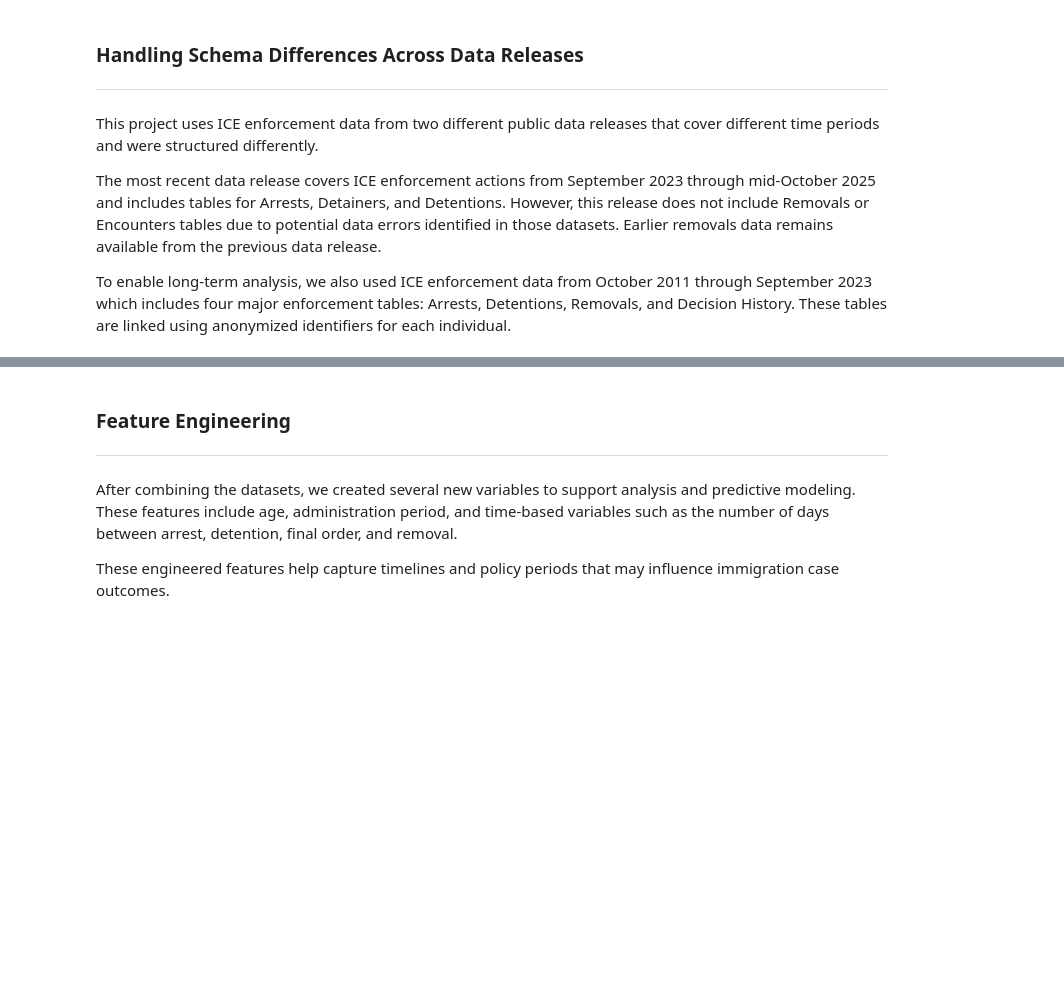
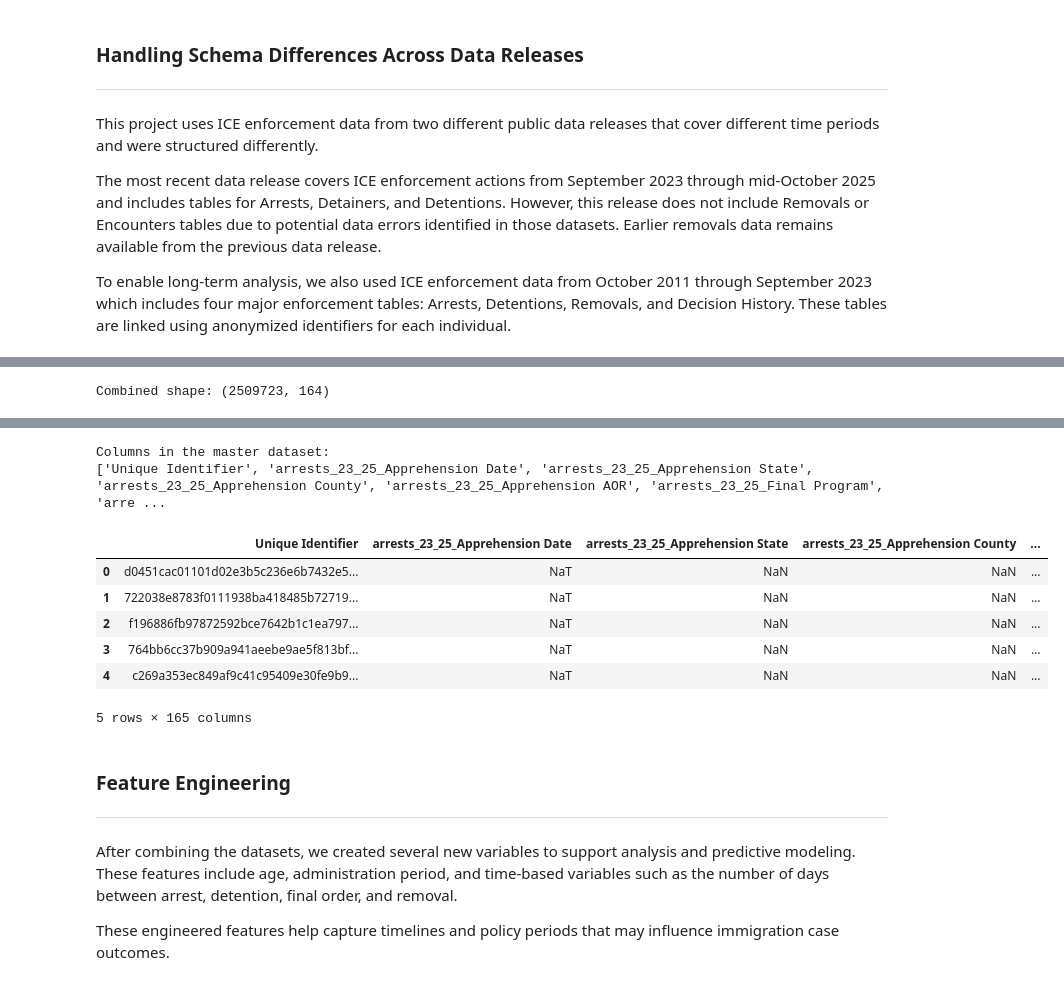
Before and after one commit to emilynnguyen1/ICE-Outcomes, a Jupyter notebook: notebooks/Cleaning-Data.ipynb, the cells around one changed output, grey strips where cells are left out. Saved outputs shown, nothing was run; the diff lists cells and outputs as text; code cells hidden in the pictures; blank space fills up the shorter version.

```diff
--- a/notebooks/Cleaning-Data.ipynb
+++ b/notebooks/Cleaning-Data.ipynb
@@ -805,0 +920,41 @@ print(all_deportations.columns.tolist())
+# %%
+# TESTING THINGS - DELETE LATER - IGNORE THIS CELL
+datasets = [
+    deportations_12, deportations_13, deportations_14, deportations_15,
+    deportations_16, deportations_17, deportations_18, deportations_19,
+    deportations_20, deportations_21, deportations_22, deportations_23,
+    deportations_24, deportations_25
+]
+
+# Define a "master schema" that includes all possible columns from all schemas
+# You can take this from the newest schema you showed (new schema)
+master_columns = deportations_24.columns.tolist()
+# Function to standardize columns for a single dataframe
+def standardize_columns(df, master_columns):
+    df = df.copy()
+
+    # Rename columns if needed (for old schemas)
+    rename_map = {}
+    if 'Anonymized Identifier' in df.columns:
+        rename_map['Anonymized Identifier'] = 'Unique Identifier'
+    # Add more renames if you want to unify old columns to new schema names
+    df.rename(columns=rename_map, inplace=True)
+
+    # Add missing columns
+    for col in master_columns:
+        if col not in df.columns:
+            df[col] = np.nan
+
+    # Keep only master columns and order
+    df = df[master_columns]
+    return df
+
+# Standardize all datasets
+standardized_dfs = [standardize_columns(df, master_columns) for df in datasets]
+
+# Concatenate all years
+deportations_master = pd.concat(standardized_dfs, ignore_index=True)
+
+print("Combined shape:", deportations_master.shape)
+# %% [output]
+Combined shape: (2509723, 164)
@@ -827,7 +1201,23 @@ def get_administration(year):
     else:
         return 'Trump' # years after 2024 will be assumed to be under Trump administration for now, but this can be updated later when we have more data
 
-all_deportations['administration'] = all_deportations['year'].apply(get_administration)
+deportations_master['administration'] = deportations_master['year'].apply(get_administration)
+# %%
+print("Columns in the master dataset:")
+print(deportations_master.columns.tolist())
+# %% [output]
+Columns in the master dataset:
+['Unique Identifier', 'arrests_23_25_Apprehension Date', 'arrests_23_25_Apprehension State', 'arrests_23_25_Apprehension County', 'arrests_23_25_Apprehension AOR', 'arrests_23_25_Final Program', 'arre ...
+# %%
+deportations_master.head()
+# %% [output]
+|  | Unique Identifier | arrests_23_25_Apprehension Date | arrests_23_25_Apprehension State | arrests_23_25_Apprehension County | ... |
+| 0 | d0451cac01101d02e3b5c236e6b7432e5... | NaT | NaN | NaN | ... |
+| 1 | 722038e8783f0111938ba418485b72719... | NaT | NaN | NaN | ... |
+| 2 | f196886fb97872592bce7642b1c1ea797... | NaT | NaN | NaN | ... |
+| 3 | 764bb6cc37b909a941aeebe9ae5f813bf... | NaT | NaN | NaN | ... |
+| 4 | c269a353ec849af9c41c95409e30fe9b9... | NaT | NaN | NaN | ... |
+5 rows × 165 columns
 # %% [markdown]
 ### Feature Engineering
 ---
```
Also changed, not shown: parts of 17 cells of this notebook.
